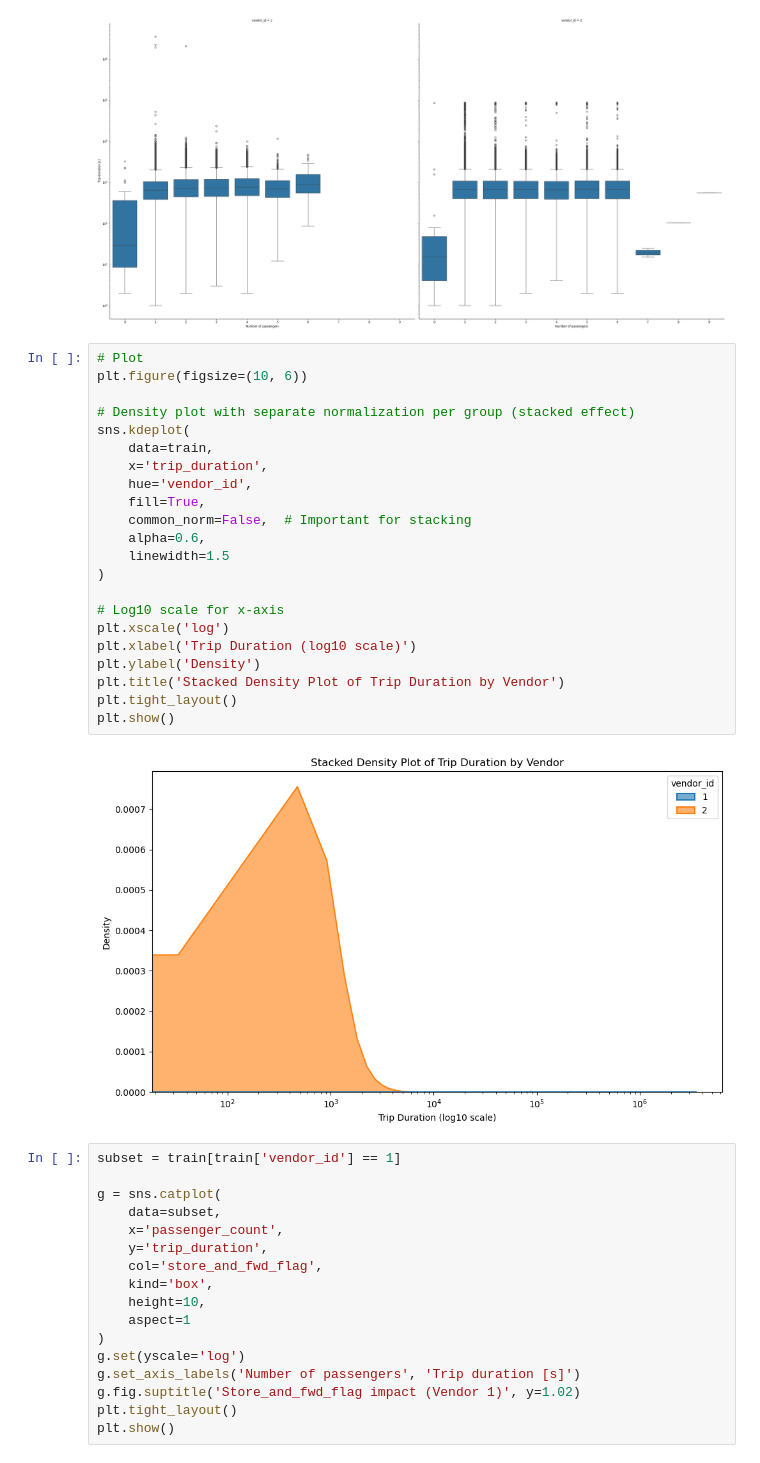
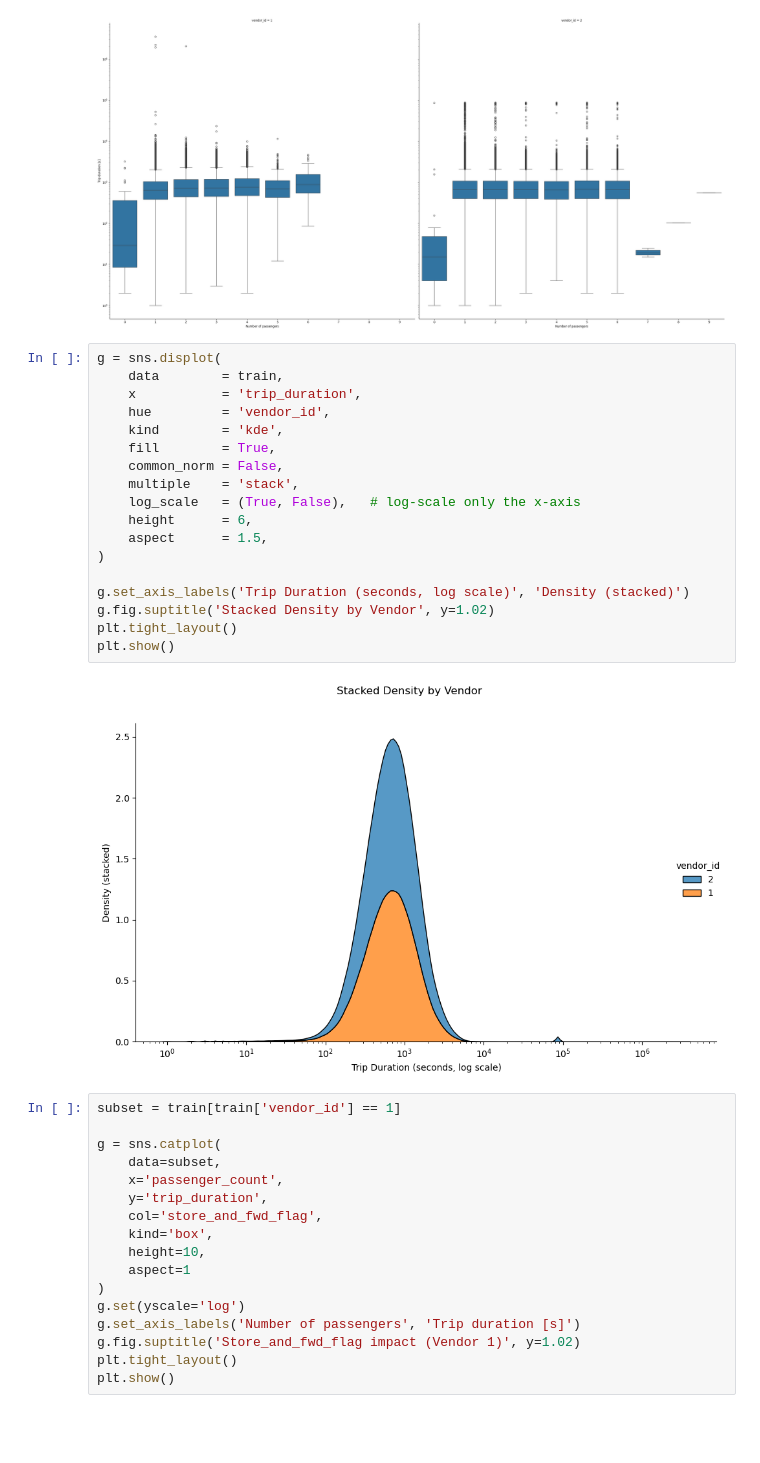
Before and after one commit to asa-eve/New-York-City-Taxi-Trip-Duration, a Jupyter notebook: notebook.ipynb, the cells around one changed output. Cells and saved outputs as stored; diff of their text form; blank space fills up the shorter version.

```diff
--- a/notebook.ipynb
+++ b/notebook.ipynb
@@ -588,30 +588,26 @@ plt.tight_layout()
 plt.show()
 # %% [output]
 [figure]
-# %%
-# Plot
-plt.figure(figsize=(10, 6))
-
-# Density plot with separate normalization per group (stacked effect)
-sns.kdeplot(
-    data=train,
-    x='trip_duration',
-    hue='vendor_id',
-    fill=True,
-    common_norm=False,  # Important for stacking
-    alpha=0.6,
-    linewidth=1.5
-)
-
-# Log10 scale for x-axis
-plt.xscale('log')
-plt.xlabel('Trip Duration (log10 scale)')
-plt.ylabel('Density')
-plt.title('Stacked Density Plot of Trip Duration by Vendor')
-plt.tight_layout()
-plt.show()
-# %% [output]
-[figure, removed]
+# %%
+g = sns.displot(
+    data        = train,
+    x           = 'trip_duration',
+    hue         = 'vendor_id',
+    kind        = 'kde',
+    fill        = True,
+    common_norm = False,
+    multiple    = 'stack',
+    log_scale   = (True, False),   # log‐scale only the x‐axis
+    height      = 6,
+    aspect      = 1.5,
+)
+
+g.set_axis_labels('Trip Duration (seconds, log scale)', 'Density (stacked)')
+g.fig.suptitle('Stacked Density by Vendor', y=1.02)
+plt.tight_layout()
+plt.show()
+# %% [output]
+[figure, added]
 # %%
 subset = train[train['vendor_id'] == 1]
 
```
Also changed, not shown: parts of 3 cells of this notebook.
